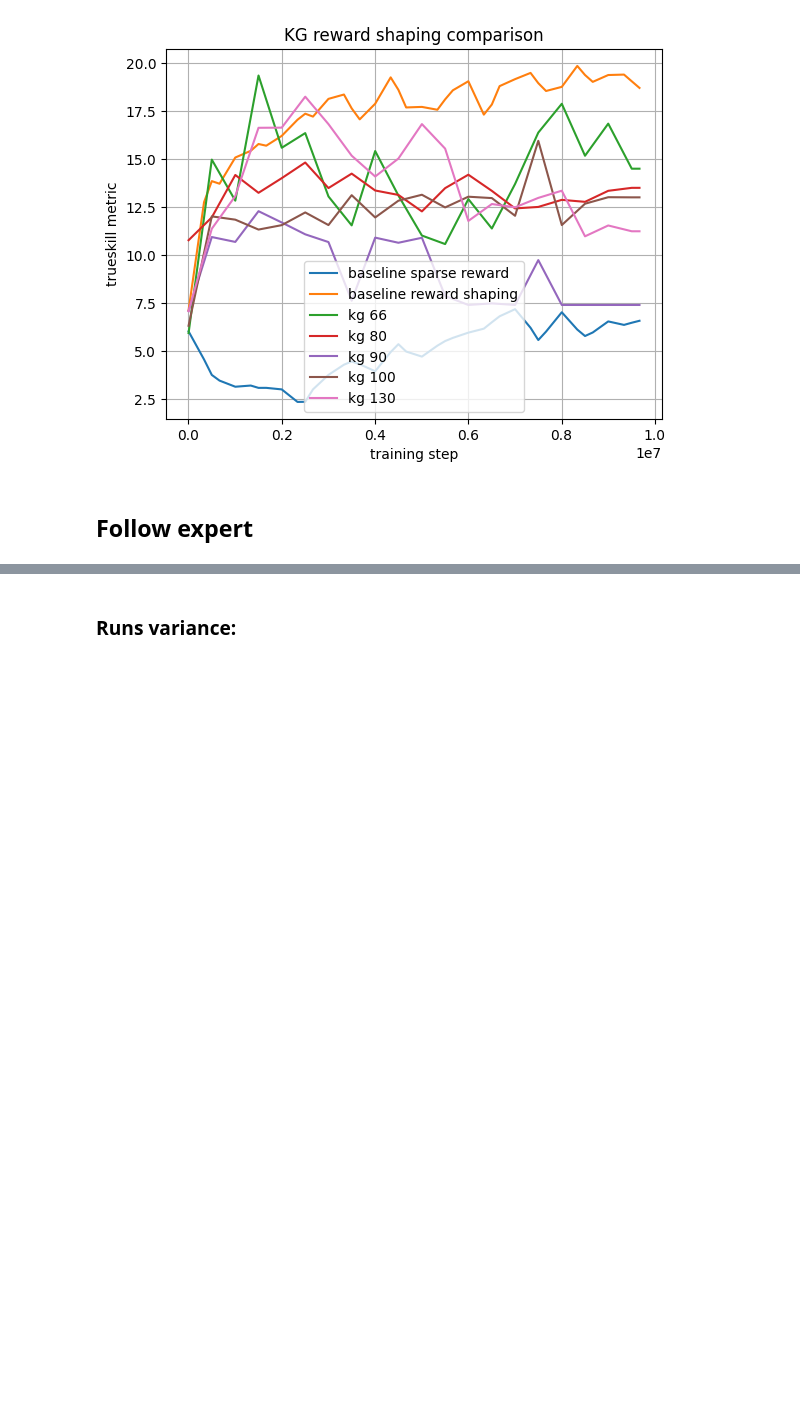
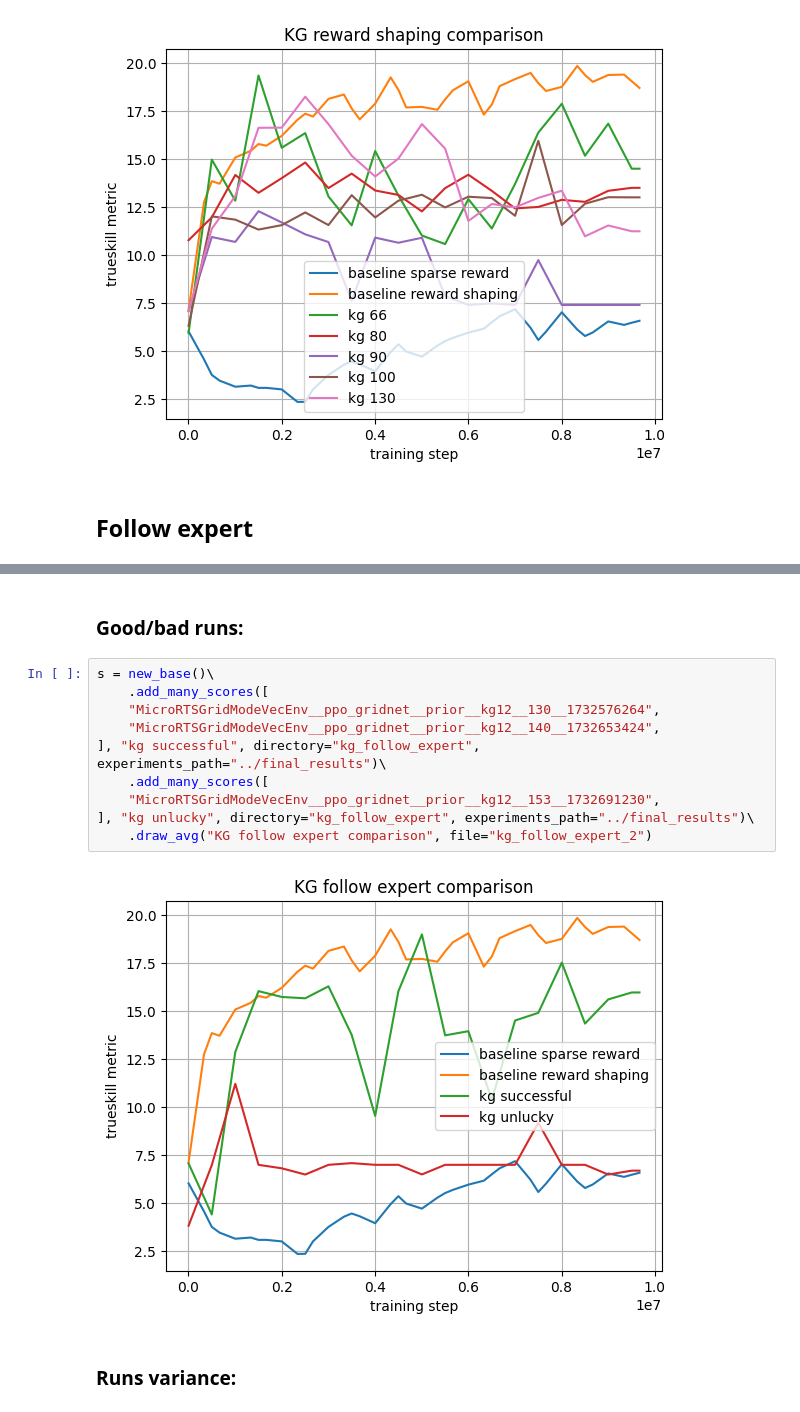
Before and after one commit to adFrej/kg-rl-rts, a Jupyter notebook: results/final_results.ipynb, the cells around one changed output, grey strips where cells are left out. Drawn from its saved outputs; the diff is of its cells as text; blank space fills up the shorter version.

Commit message:
Added new final results experiments

```diff
--- a/results/final_results.ipynb
+++ b/results/final_results.ipynb
@@ -90,3 +90,17 @@ s = new_base()\
+# %% [markdown]
+### Good/bad runs:
+# %%
+s = new_base()\
+    .add_many_scores([
+    "MicroRTSGridModeVecEnv__ppo_gridnet__prior__kg12__130__1732576264",
+    "MicroRTSGridModeVecEnv__ppo_gridnet__prior__kg12__140__1732653424",
+], "kg successful", directory="kg_follow_expert", experiments_path="../final_results")\
+    .add_many_scores([
+    "MicroRTSGridModeVecEnv__ppo_gridnet__prior__kg12__153__1732691230",
+], "kg unlucky", directory="kg_follow_expert", experiments_path="../final_results")\
+    .draw_avg("KG follow expert comparison", file="kg_follow_expert_2")
+# %% [output]
+[figure, added]
 # %% [markdown]
 ### Runs variance:
 # %%
```
Also changed, not shown: parts of 2 cells of this notebook, 46 other files.
